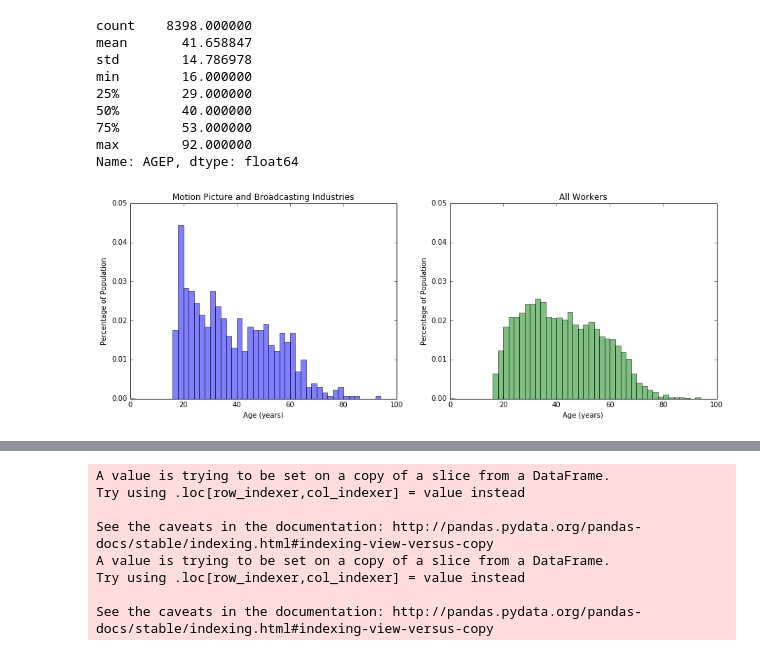
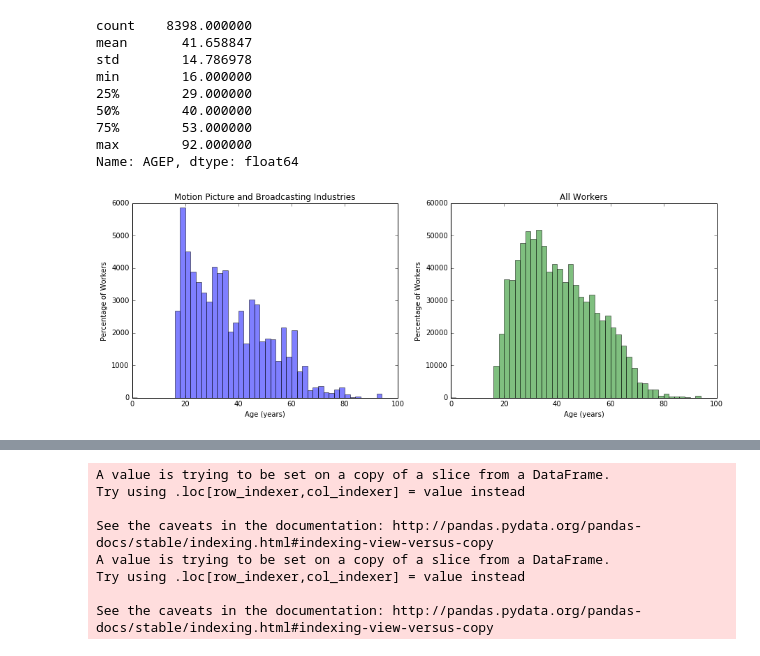
Before and after one commit to pksohn/texas-pums, a Jupyter notebook: pums_analysis.ipynb, the cells around one changed output, grey strips where cells are left out. Saved outputs shown, nothing was run; the diff lists cells and outputs as text; code cells hidden in the pictures.

Commit message:
Updated analysis using survey weights

```diff
--- a/pums_analysis.ipynb
+++ b/pums_analysis.ipynb
@@ -184,26 +184,28 @@ Name: AGEP, dtype: float64
 # %%
 fig = plt.figure(figsize=[15,5])
 
 colors = ['blue', 'green']
 titles = ['Motion Picture and Broadcasting Industries', 'All Workers']
+weight_list = [df.PWGTP, austin_workers.PWGTP]
 
 agebins = [i for i in range(0,100,2)]
 
 for i, var in enumerate([df.AGEP, austin_workers.AGEP]):
     ax = fig.add_subplot(1, 2, i+1)
     ax.hist(var,
             bins=agebins,
             alpha=0.5,
-            normed=True,
-            color=colors[i])
-    ax.set_ylim([0, 0.05])
+#             normed=True,
+            color=colors[i],
+            weights=weight_list[i])
+#     ax.set_ylim([0, 0.05])
     ax.set_title(titles[i])
     ax.set_xlabel('Age (years)')
-    ax.set_ylabel('Percentage of Population')
+    ax.set_ylabel('Percentage of Workers')
 
 plt.show()
 # %% [output]
-[figure, old version]
+[figure, new version]
 # %%
 # Comparison Table
 
```
Also changed, not shown: parts of 12 cells of this notebook.
